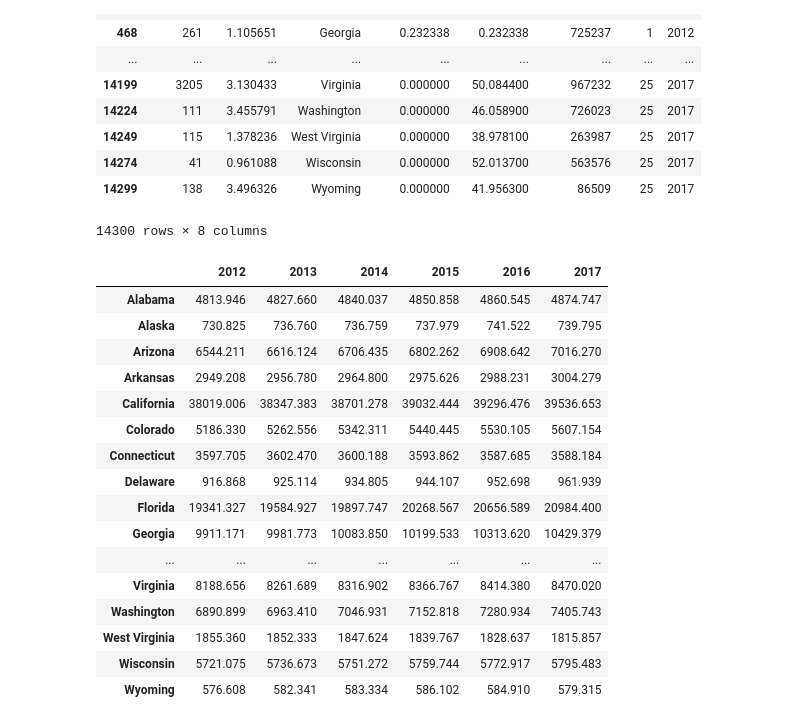
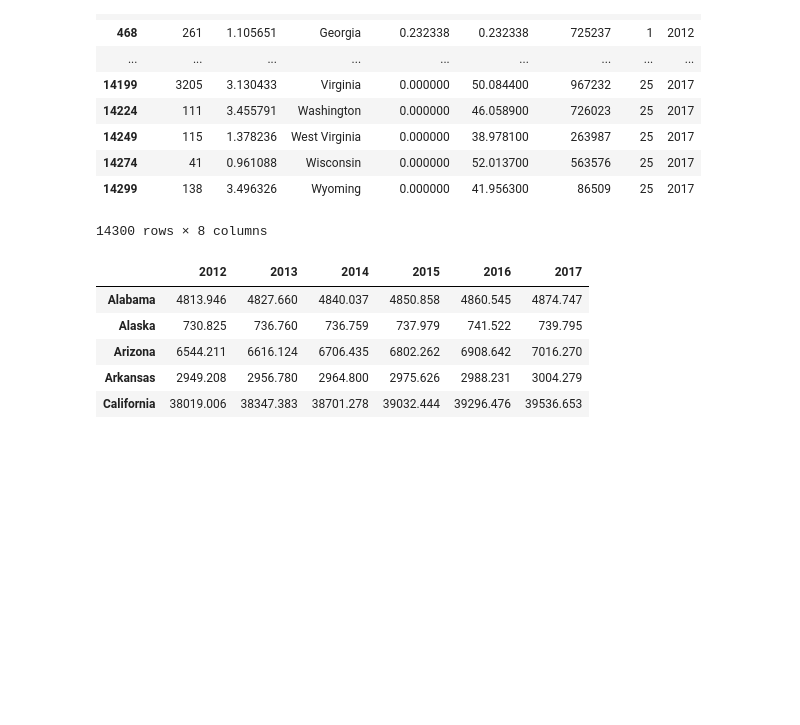
Before and after one commit to zhan656/bootcamp_project1, a Jupyter notebook: 5_YEAR_PLOT.ipynb, the cells around one changed output. Drawn from its saved outputs; the diff is of its cells as text; code cells hidden in the pictures; blank space fills up the shorter version.

```diff
--- a/5_YEAR_PLOT.ipynb
+++ b/5_YEAR_PLOT.ipynb
@@ -36,25 +36,13 @@ df_state
 # %%
 # Population of each state 2012 - 2017 (in thousands)
 state_pop = pd.read_csv('STATE_POP.csv').T
-#state_pop = state_pop.T
 state_pop = state_pop.rename(index=str, columns={0:'2012',1:'2013',2:'2014',3:'2015',4:'2016',5:'2017'})
-state_pop
+state_pop.head()
 # %% [output]
 |  | 2012 | 2013 | 2014 | 2015 | 2016 | 2017 |
 | Alabama | 4813.946 | 4827.660 | 4840.037 | 4850.858 | 4860.545 | 4874.747 |
 | Alaska | 730.825 | 736.760 | 736.759 | 737.979 | 741.522 | 739.795 |
 | Arizona | 6544.211 | 6616.124 | 6706.435 | 6802.262 | 6908.642 | 7016.270 |
 | Arkansas | 2949.208 | 2956.780 | 2964.800 | 2975.626 | 2988.231 | 3004.279 |
 | California | 38019.006 | 38347.383 | 38701.278 | 39032.444 | 39296.476 | 39536.653 |
-| Colorado | 5186.330 | 5262.556 | 5342.311 | 5440.445 | 5530.105 | 5607.154 |
-| Connecticut | 3597.705 | 3602.470 | 3600.188 | 3593.862 | 3587.685 | 3588.184 |
-| Delaware | 916.868 | 925.114 | 934.805 | 944.107 | 952.698 | 961.939 |
-| Florida | 19341.327 | 19584.927 | 19897.747 | 20268.567 | 20656.589 | 20984.400 |
-| Georgia | 9911.171 | 9981.773 | 10083.850 | 10199.533 | 10313.620 | 10429.379 |
-| ... | ... | ... | ... | ... | ... | ... |
-| Virginia | 8188.656 | 8261.689 | 8316.902 | 8366.767 | 8414.380 | 8470.020 |
-| Washington | 6890.899 | 6963.410 | 7046.931 | 7152.818 | 7280.934 | 7405.743 |
-| West Virginia | 1855.360 | 1852.333 | 1847.624 | 1839.767 | 1828.637 | 1815.857 |
-| Wisconsin | 5721.075 | 5736.673 | 5751.272 | 5759.744 | 5772.917 | 5795.483 |
-| Wyoming | 576.608 | 582.341 | 583.334 | 586.102 | 584.910 | 579.315 |
 # %%
```
Also changed, not shown: parts of 1 cell of this notebook, 3 other files.
